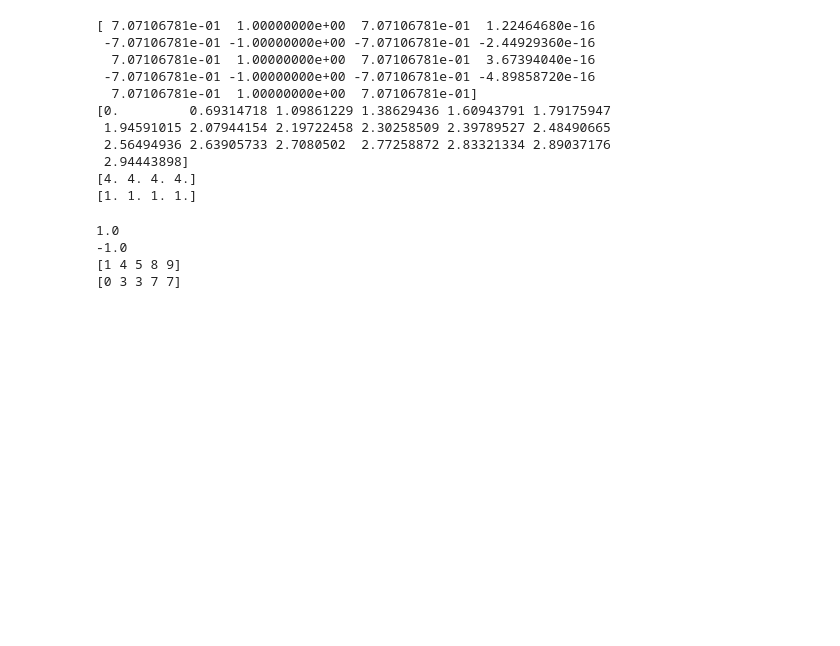
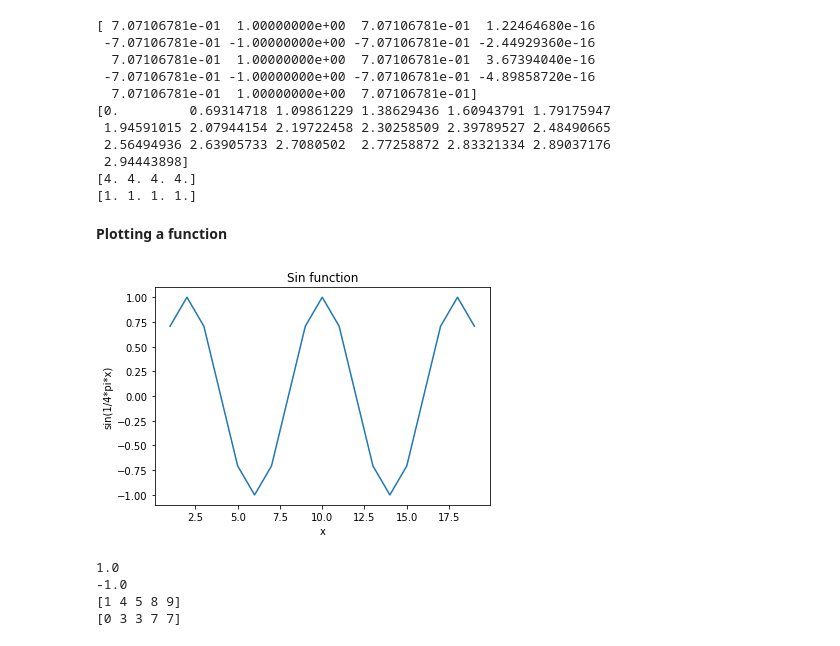
Before and after one commit to violafanfani/bootcamp2018, a Jupyter notebook: intro_to_python/intro_to_scientific_programming.ipynb, the cells around one changed output. Saved outputs shown, nothing was run; the diff lists cells and outputs as text; code cells hidden in the pictures; blank space fills up the shorter version.

```diff
--- a/intro_to_python/intro_to_scientific_programming.ipynb
+++ b/intro_to_python/intro_to_scientific_programming.ipynb
@@ -202,6 +202,18 @@ print(np.sum(ones[:,2:3], axis=1))
  2.94443898]
 [4. 4. 4. 4.]
 [1. 1. 1. 1.]
+# %% [markdown]
+**Plotting a function**
+# %%
+
+fig=plt.figure()
+plt.plot(x,sin)
+plt.xlabel("x")
+plt.ylabel("sin(1/4*pi*x)")
+plt.title("Sin function")
+plt.show()
+# %% [output]
+[figure, added]
 # %%
 print(np.max(sin))
 print(np.min(sin))
```
Also changed, not shown: parts of 5 cells of this notebook, 3 other files.
